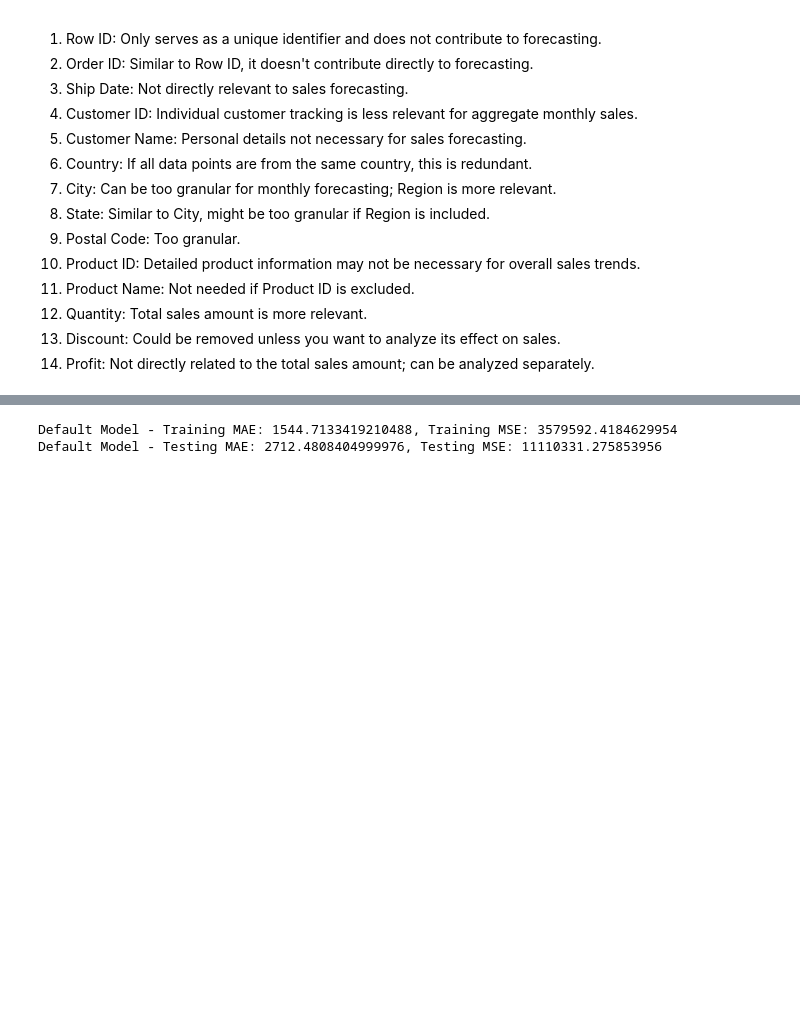
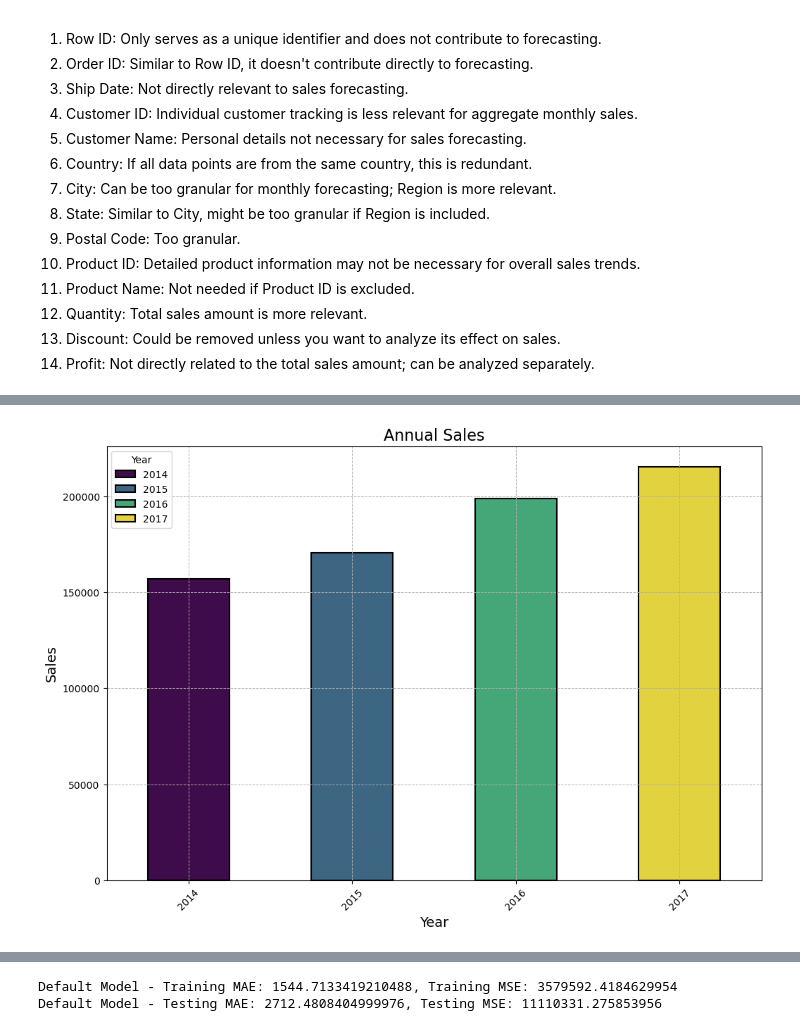
Before and after one commit to neilfatalis/retail-sales-forecasting, a Jupyter notebook: forecasting.ipynb, the cells around one changed output, grey strips where cells are left out. Cells and saved outputs as stored; diff of their text form; code cells hidden in the pictures; blank space fills up the shorter version.

```diff
--- a/forecasting.ipynb
+++ b/forecasting.ipynb
@@ -73,0 +107,24 @@ data['Month'] = data['Order Date'].dt.to_period('M')
+# %%
+# Yearly Sales
+yearly_sales = data.groupby('Year').agg({'Sales': 'sum'}).reset_index().sort_values(by='Sales', ascending=False)
+
+plt.figure(figsize=(12, 8))
+barplot = sns.barplot(x='Year', y='Sales', data=yearly_sales, palette="viridis", hue="Year", edgecolor='black', linewidth=1.5)
+
+# Customize the bars to make them leaner and centered
+for bar in barplot.patches:
+    x = bar.get_x()
+    width = bar.get_width()
+    bar.set_width(0.5)  # Set new width
+    bar.set_x(x + (width - bar.get_width()) / 2)  # Adjust position to keep centered
+
+# Add a grid
+plt.grid(True, which='both', linestyle='--', linewidth=0.7)
+
+plt.title('Annual Sales', fontsize=16)
+plt.xlabel('Year', fontsize=14)
+plt.ylabel('Sales', fontsize=14)
+plt.xticks(rotation=45)
+plt.show()
+# %% [output]
+[figure, added]
```
Also changed, not shown: parts of 18 cells of this notebook.
